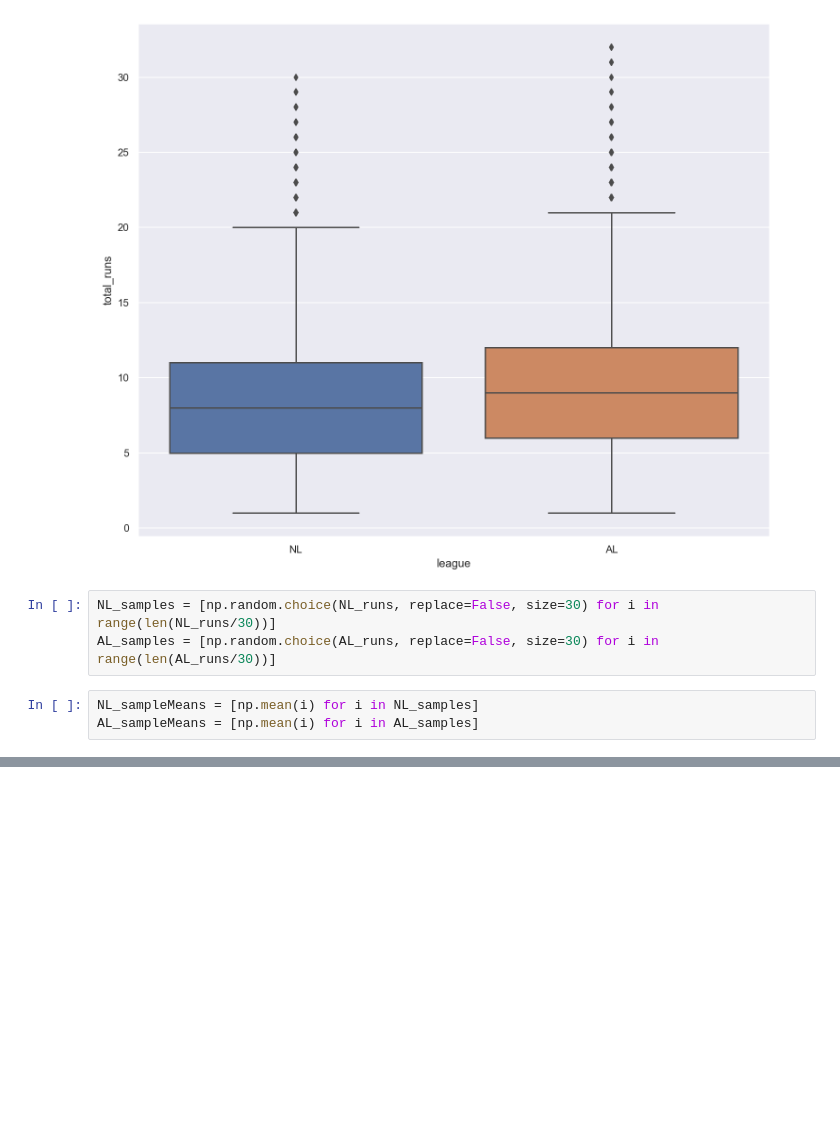
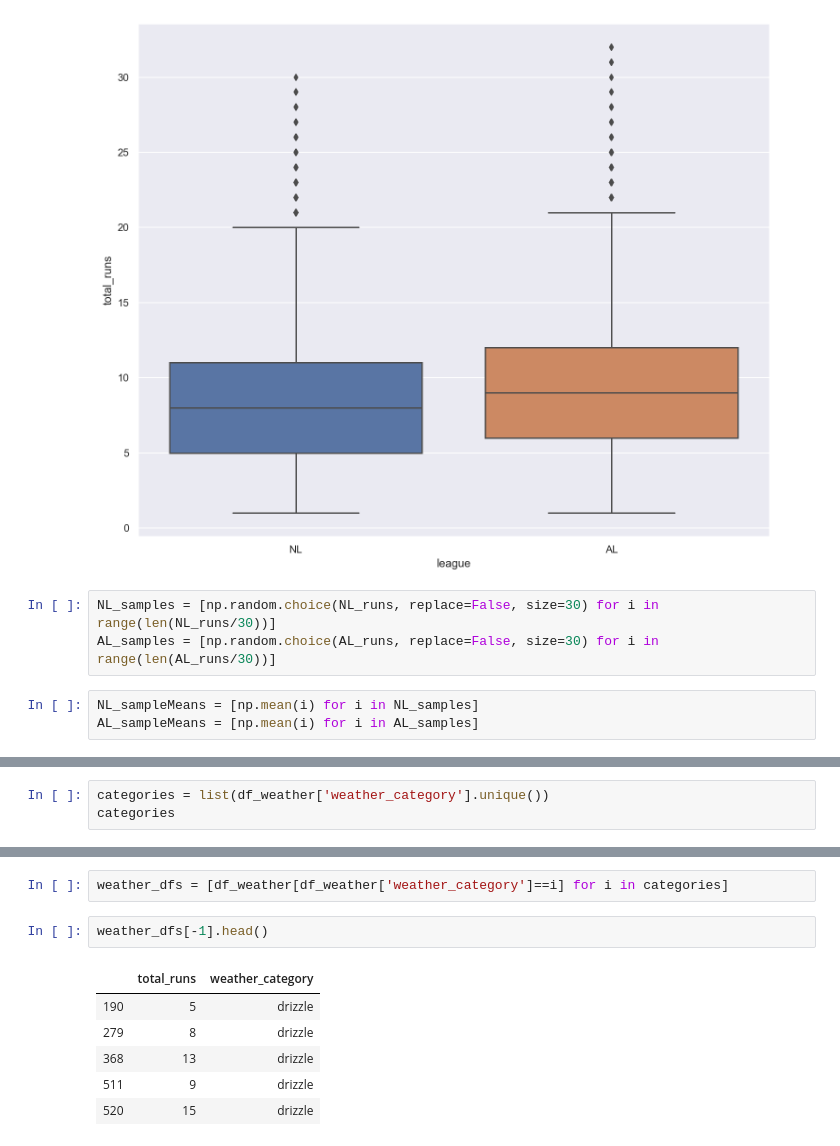
Before and after one commit to schlinkertc/MLB_Stats, a Jupyter notebook: analysis.ipynb, the cells around one changed output, grey strips where cells are left out. Cells and saved outputs as stored; diff of their text form; blank space fills up the shorter version.

```diff
--- a/analysis.ipynb
+++ b/analysis.ipynb
@@ -140,0 +208,3 @@ runs_by_venue.set_index('venue_name')
+# %%
+categories = list(df_weather['weather_category'].unique())
+categories
@@ -140,0 +221,11 @@ runs_by_venue.set_index('venue_name')
+# %%
+weather_dfs = [df_weather[df_weather['weather_category']==i] for i in categories]
+# %%
+weather_dfs[-1].head()
+# %% [output]
+|  | total_runs | weather_category |
+| 190 | 5 | drizzle |
+| 279 | 8 | drizzle |
+| 368 | 13 | drizzle |
+| 511 | 9 | drizzle |
+| 520 | 15 | drizzle |
```
Also changed, not shown: parts of 24 cells of this notebook, 3 other files.
